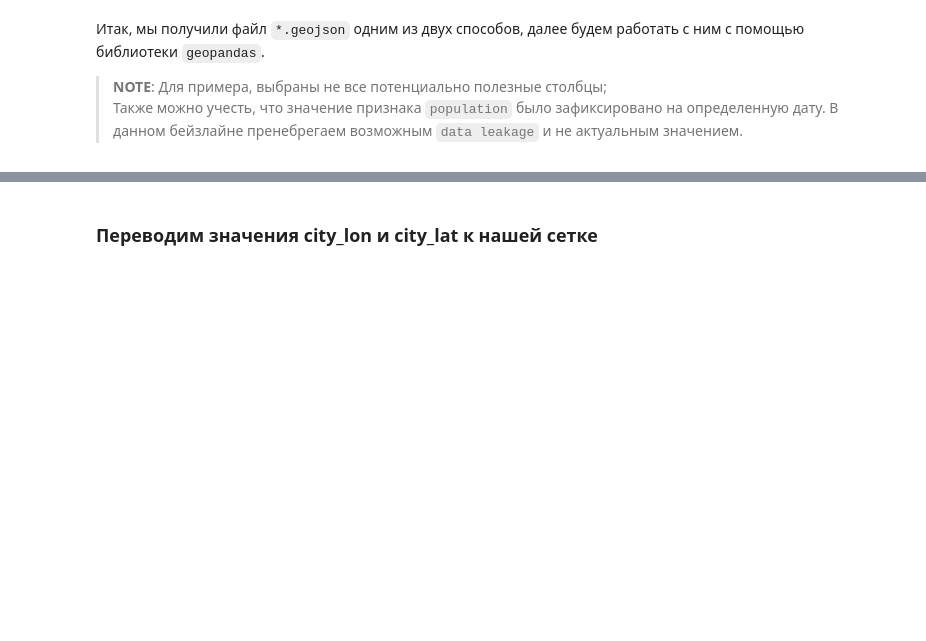
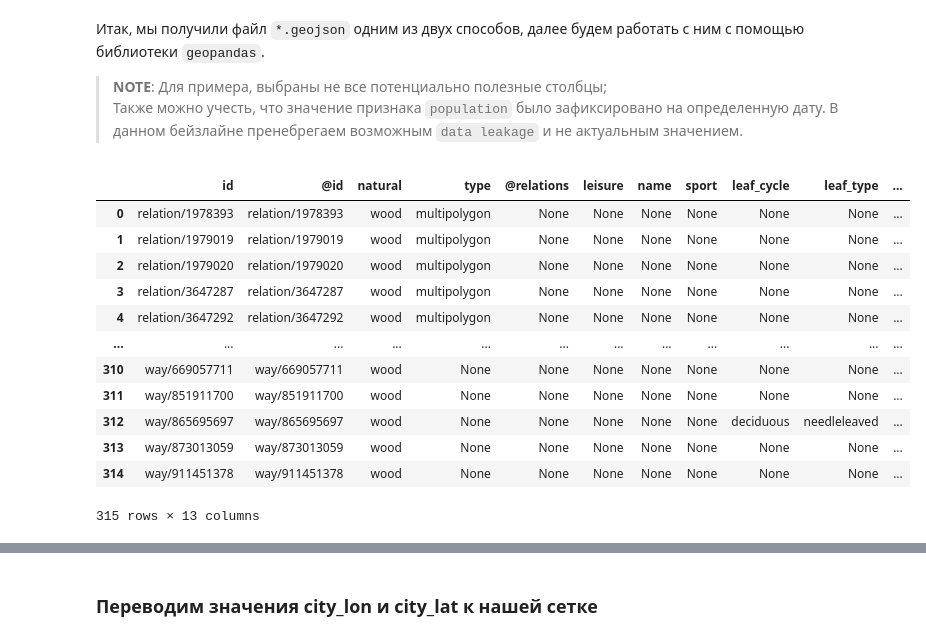
Before and after one commit to jan2801/no_fire_with_AI_hackathon, a Jupyter notebook: no_fire_with_AI.ipynb, the cells around one changed output, grey strips where cells are left out. Drawn from its saved outputs; the diff is of its cells as text; code cells hidden in the pictures; blank space fills up the shorter version.

```diff
--- a/no_fire_with_AI.ipynb
+++ b/no_fire_with_AI.ipynb
@@ -482,3 +463,20 @@ res_json = result.toJSON()
 Итак, мы получили файл `*.geojson` одним из двух способов, далее будем работать с ним с помощью библиотеки `geopandas`.
 > **NOTE**: Для примера, выбраны не все потенциально полезные столбцы;
 Также можно учесть, что значение признака `population` было зафиксировано на определенную дату. В данном бейзлайне пренебрегаем возможным `data leakage` и не актуальным значением.
+# %%
+forests_chu_df = gpd.read_file('input/forests_chu.geojson')
+forests_chu_df
+# %% [output]
+|  | id | @id | natural | type | @relations | leisure | name | sport | leaf_cycle | leaf_type | ... |
+| 0 | relation/1978393 | relation/1978393 | wood | multipolygon | None | None | None | None | None | None | ... |
+| 1 | relation/1979019 | relation/1979019 | wood | multipolygon | None | None | None | None | None | None | ... |
+| 2 | relation/1979020 | relation/1979020 | wood | multipolygon | None | None | None | None | None | None | ... |
+| 3 | relation/3647287 | relation/3647287 | wood | multipolygon | None | None | None | None | None | None | ... |
+| 4 | relation/3647292 | relation/3647292 | wood | multipolygon | None | None | None | None | None | None | ... |
+| ... | ... | ... | ... | ... | ... | ... | ... | ... | ... | ... | ... |
+| 310 | way/669057711 | way/669057711 | wood | None | None | None | None | None | None | None | ... |
+| 311 | way/851911700 | way/851911700 | wood | None | None | None | None | None | None | None | ... |
+| 312 | way/865695697 | way/865695697 | wood | None | None | None | None | None | deciduous | needleleaved | ... |
+| 313 | way/873013059 | way/873013059 | wood | None | None | None | None | None | None | None | ... |
+| 314 | way/911451378 | way/911451378 | wood | None | None | None | None | None | None | None | ... |
+315 rows × 13 columns
```
Also changed, not shown: parts of 13 cells of this notebook.
